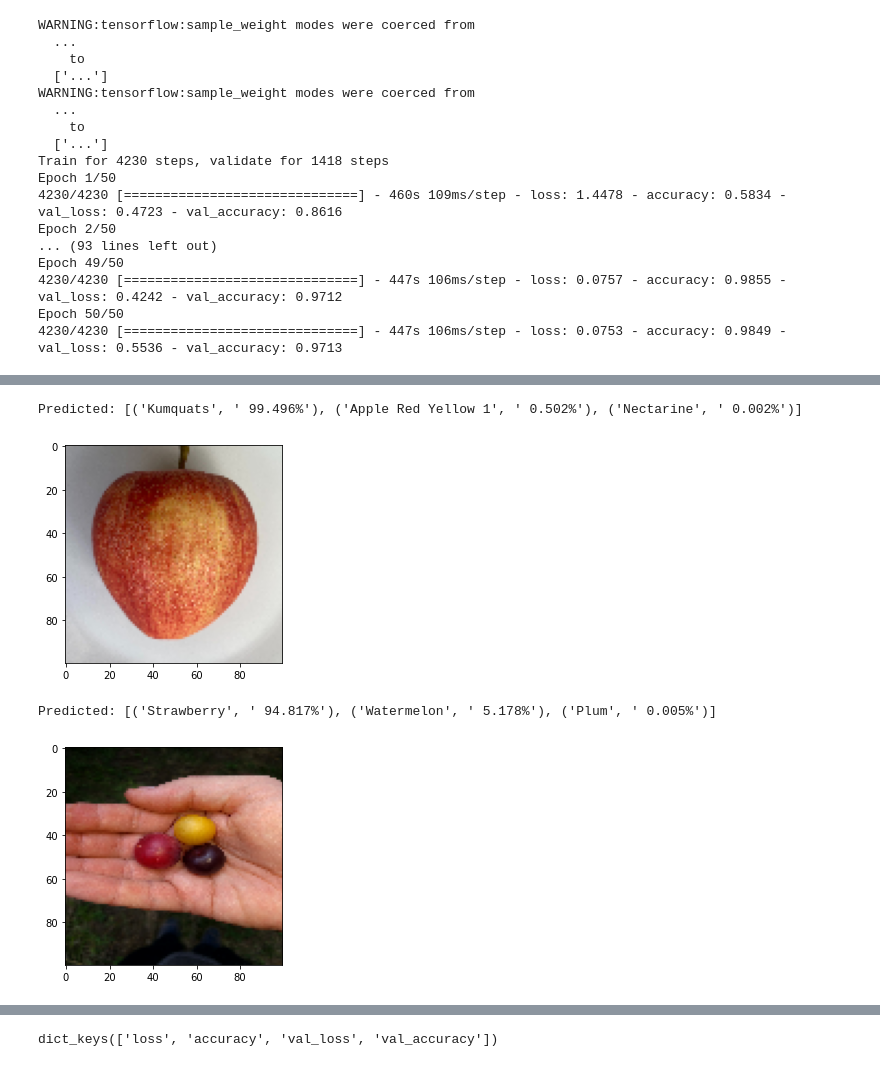
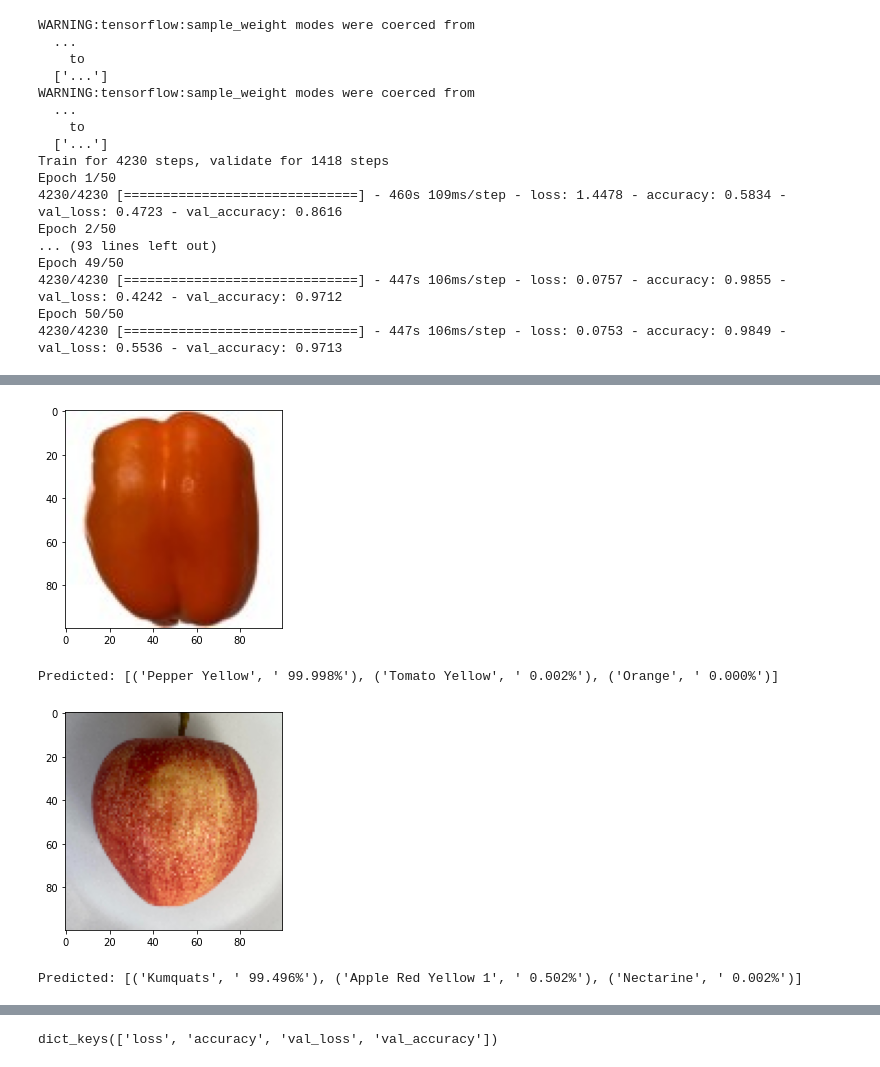
Before and after one commit to ashleep/Heningburg_Pounds_Final_Project, a Jupyter notebook: CNNtest.ipynb, the cells around one changed output, grey strips where cells are left out. Saved outputs shown, nothing was run; the diff lists cells and outputs as text; code cells hidden in the pictures.

```diff
--- a/CNNtest.ipynb
+++ b/CNNtest.ipynb
@@ -162,10 +321,18 @@ Predicted: [('Cherry 1', ' 100.000%'), ('Watermelon', ' 0.000%'), ('Grape White
+# %%
+img = 'Pictures/orange_bell_clean.jpg'
+show_img(img)
+# %% [output]
+[figure, added]
+# %%
+predict(img, 3)
+# %% [output]
+Predicted: [('Pepper Yellow', ' 99.998%'), ('Tomato Yellow', ' 0.002%'), ('Orange', ' 0.000%')]
 # %%
-predict('Pictures/gala_apple.jpg', 3)
+img = 'Pictures/gala_apple.jpg'
+show_img(img)
 # %% [output]
-Predicted: [('Kumquats', ' 99.496%'), ('Apple Red Yellow 1', ' 0.502%'), ('Nectarine', ' 0.002%')]
 [figure]
-# %%
-predict('data/fruits-360/test-multiple_fruits/cherries_wax7.jpg', 3)
-# %% [output]
-Predicted: [('Strawberry', ' 94.817%'), ('Watermelon', ' 5.178%'), ('Plum', ' 0.005%')]
-[figure, removed]
+# %%
+predict(img, 3)
+# %% [output]
+Predicted: [('Kumquats', ' 99.496%'), ('Apple Red Yellow 1', ' 0.502%'), ('Nectarine', ' 0.002%')]
```
Also changed, not shown: parts of 39 cells of this notebook, 4 other files.
